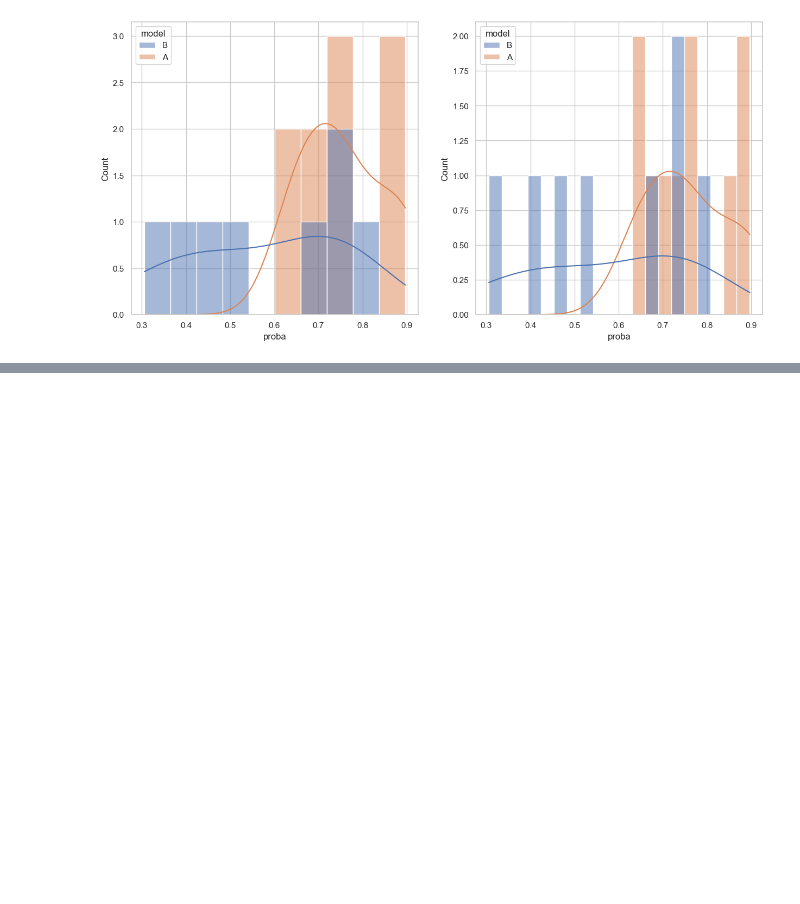
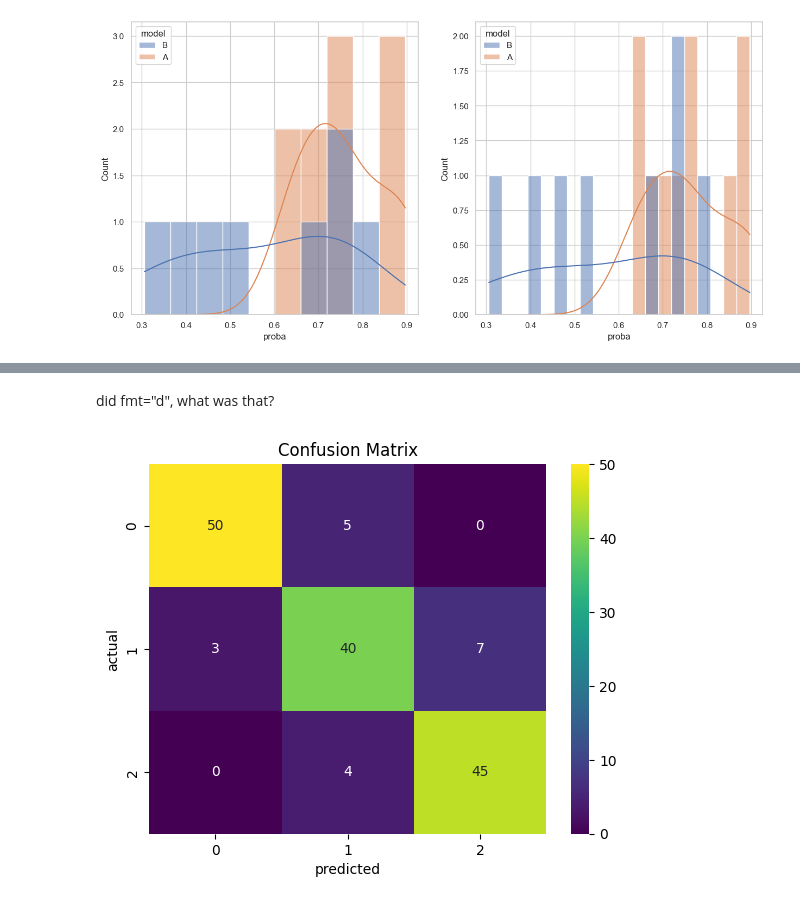
Before and after one commit to AkumaGPT/practice_seaborn, a Jupyter notebook: main.ipynb, the cells around one changed output, grey strips where cells are left out. Cells and saved outputs as stored; diff of their text form; code cells hidden in the pictures; blank space fills up the shorter version.

```diff
--- a/main.ipynb
+++ b/main.ipynb
@@ -141,0 +152,20 @@ sns.histplot(data=df, x="proba", bins=20, hue="model", kde=True, ax=ax[1])
+# %% [markdown]
+did fmt="d", what was that?
+# %%
+# to label axes so it looks like a real cm
+
+cm = [[50, 5, 0],
+      [3, 40, 7],
+      [0, 4, 45]]
+
+fig, ax = plt.subplots()
+
+sns.heatmap(data=cm, annot=True, fmt="d", cmap="viridis", ax=ax)
+
+ax.set_title("Confusion Matrix")
+ax.set_xlabel("predicted")
+ax.set_ylabel("actual")
+
+plt.show()
+# %% [output]
+[figure, added]
```
Also changed, not shown: parts of 5 cells of this notebook.
